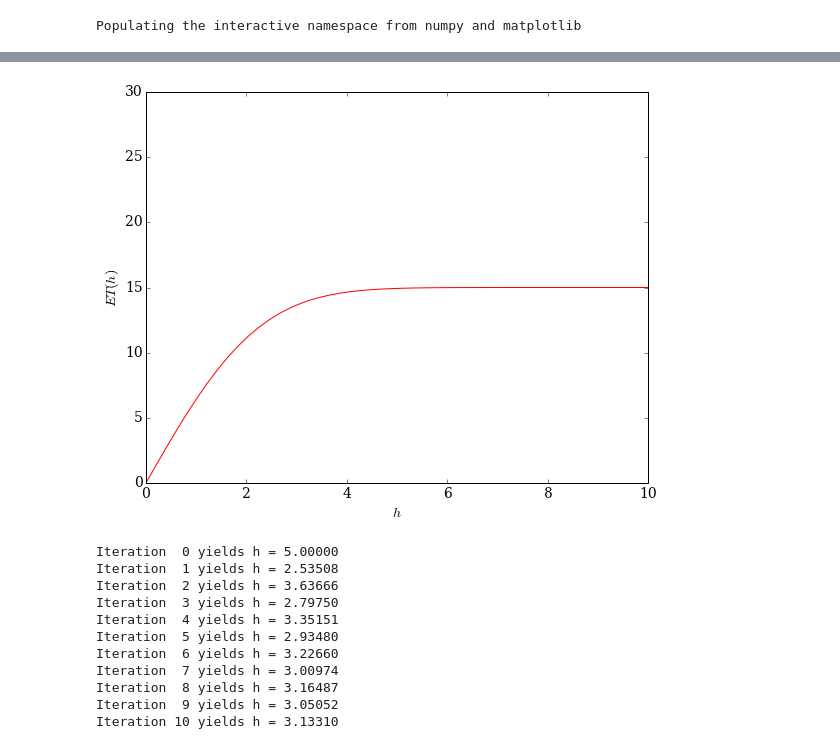
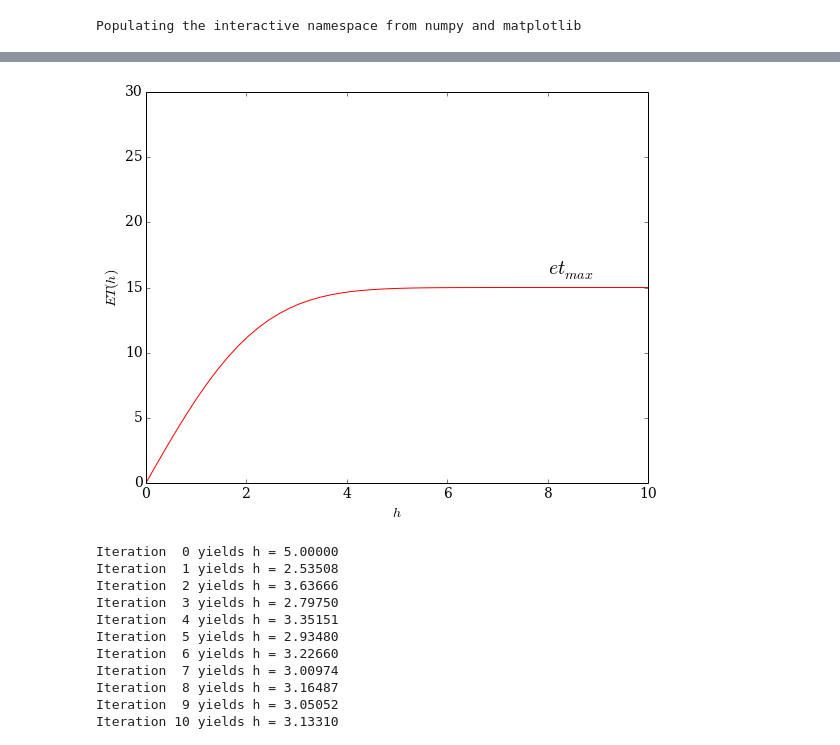
Before and after one commit to philippslang/nummet_I, a Jupyter notebook: NonLinearRoots.ipynb, the cells around one changed output, grey strips where cells are left out. Drawn from its saved outputs; the diff is of its cells as text; code cells hidden in the pictures.

```diff
--- a/NonLinearRoots.ipynb
+++ b/NonLinearRoots.ipynb
@@ -49,14 +49,15 @@ def ET(h):
 # %%
 h = np.linspace(0, h_L, 50)
 et = ET(h)
 fig, ax = plt.subplots()
 ax.plot(h, et, color='r')
+ax.text(8,ET(8)+1, '$et_{max}$', fontsize=20)
 ax.set_ylim(0,2*et_max)
 ax.set_xlabel('$h$')
 ax.set_ylabel('$ET(h)$')
 plt.show()
 # %% [output]
-[figure, old version]
+[figure, new version]
 # %%
 def fp(h):
     return (2*c*h_L - ET(h))/(2*c)
```
